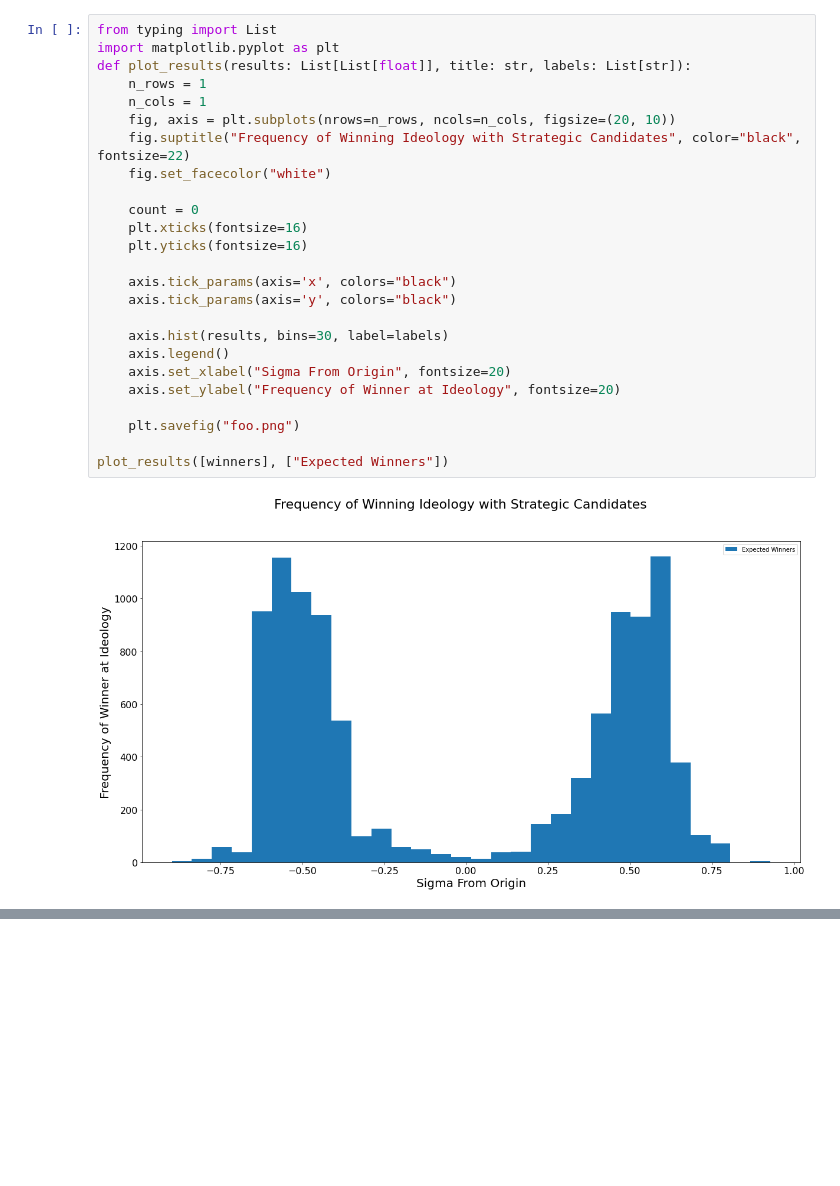
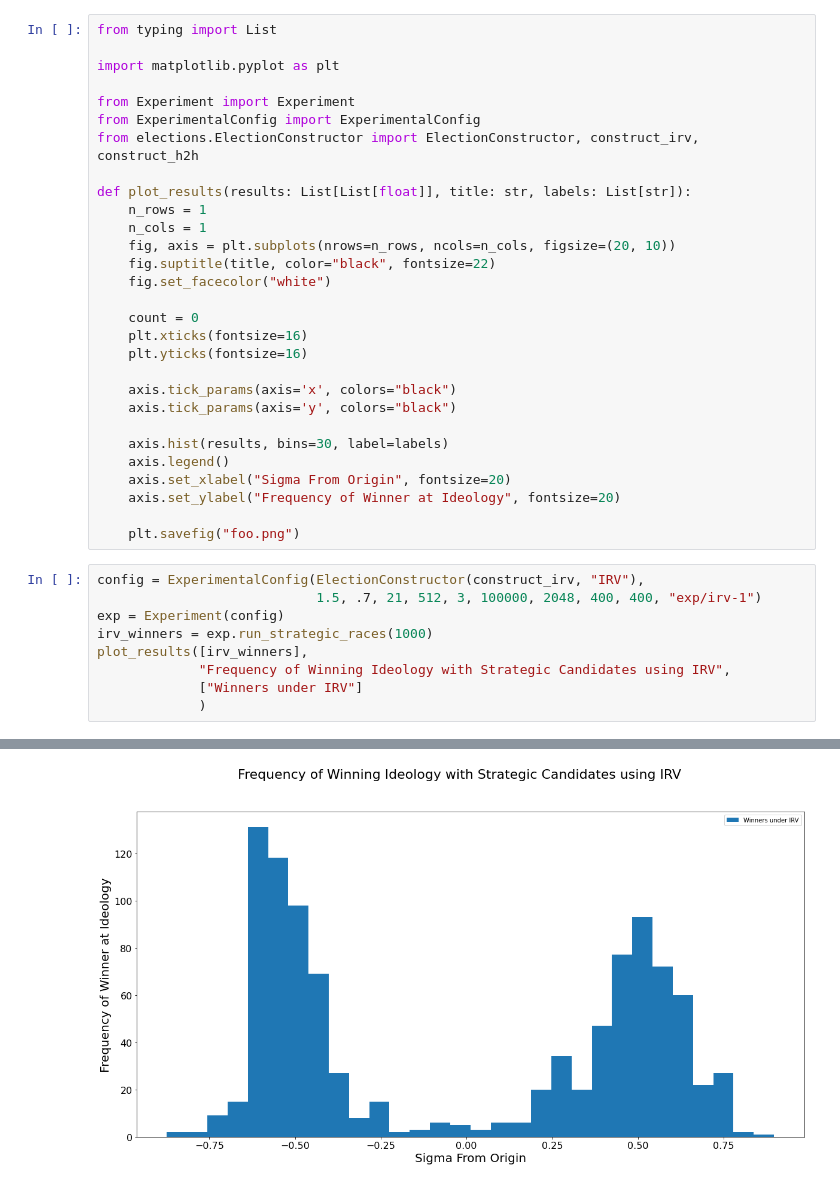
Before and after one commit to robbierobinette/bc-python, a Jupyter notebook: train2.ipynb, the cells around one changed output, grey strips where cells are left out. Saved outputs shown, nothing was run; the diff lists cells and outputs as text; blank space fills up the shorter version.

```diff
--- a/train2.ipynb
+++ b/train2.ipynb
@@ -28,11 +1,17 @@ WARNING:tensorflow:No training configuration found in save file, so the model wa
 # %%
 from typing import List
+
 import matplotlib.pyplot as plt
+
+from Experiment import Experiment
+from ExperimentalConfig import ExperimentalConfig
+from elections.ElectionConstructor import ElectionConstructor, construct_irv, construct_h2h
+
 def plot_results(results: List[List[float]], title: str, labels: List[str]):
     n_rows = 1
     n_cols = 1
     fig, axis = plt.subplots(nrows=n_rows, ncols=n_cols, figsize=(20, 10))
-    fig.suptitle("Frequency of Winning Ideology with Strategic Candidates", color="black", fontsize=22)
+    fig.suptitle(title, color="black", fontsize=22)
     fig.set_facecolor("white")
 
     count = 0
@@ -48,7 +27,13 @@ def plot_results(results: List[List[float]], title: str, labels: List[str]):
     axis.set_ylabel("Frequency of Winner at Ideology", fontsize=20)
 
     plt.savefig("foo.png")
-
-plot_results([winners], ["Expected Winners"])
-# %% [output]
-[figure, removed]
+# %%
+config = ExperimentalConfig(ElectionConstructor(construct_irv, "IRV"),
+                            1.5, .7, 21, 512, 3, 100000, 2048, 400, 400, "exp/irv-1")
+exp = Experiment(config)
+irv_winners = exp.run_strategic_races(1000)
+plot_results([irv_winners],
+             "Frequency of Winning Ideology with Strategic Candidates using IRV",
+             ["Winners under IRV"]
+             )
+# %% [output]
@@ -54,0 +54 @@ plot_results([winners], ["Expected Winners"])
+[figure, added]
```
Also changed, not shown: parts of 3 cells of this notebook, 2 other files.
